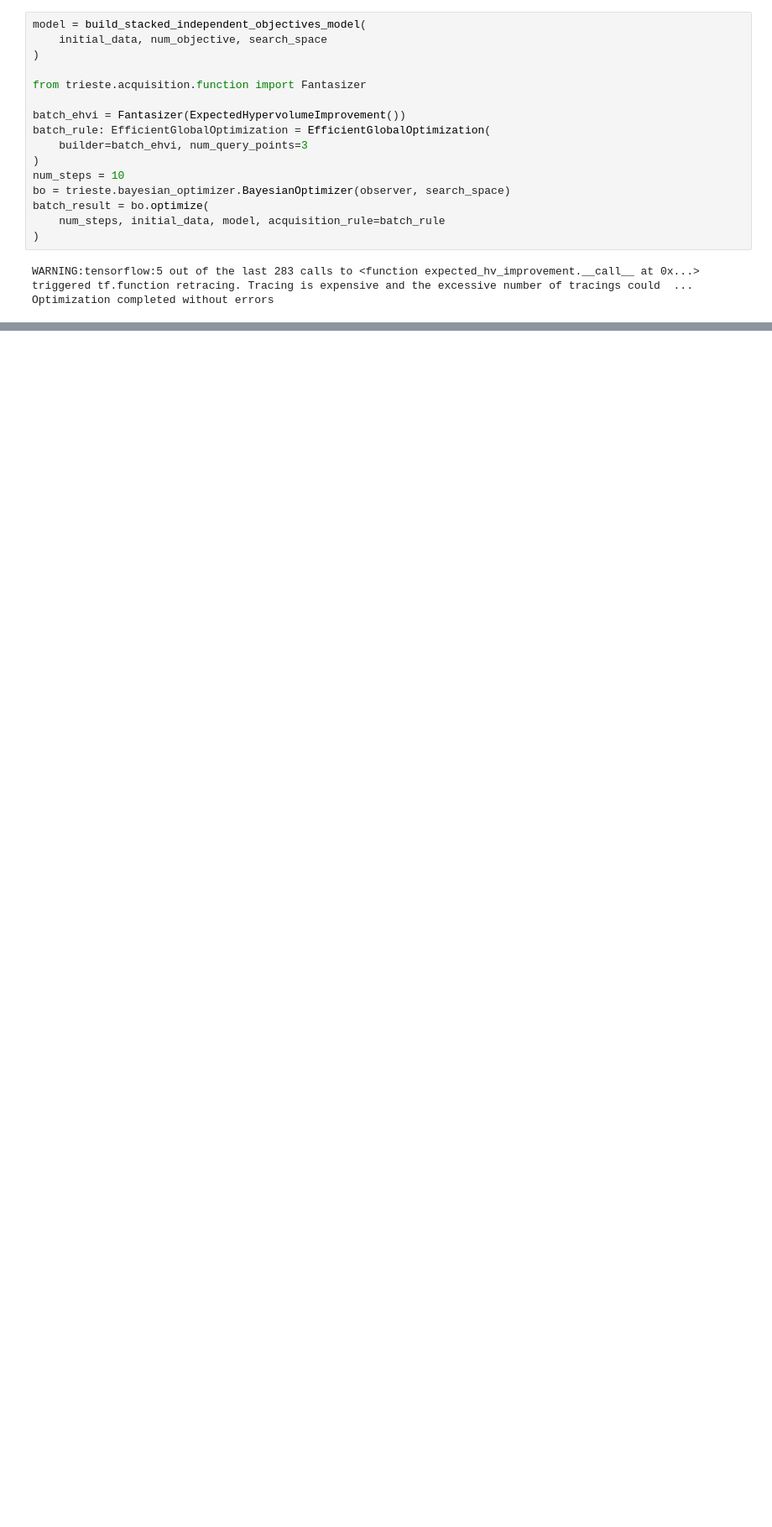
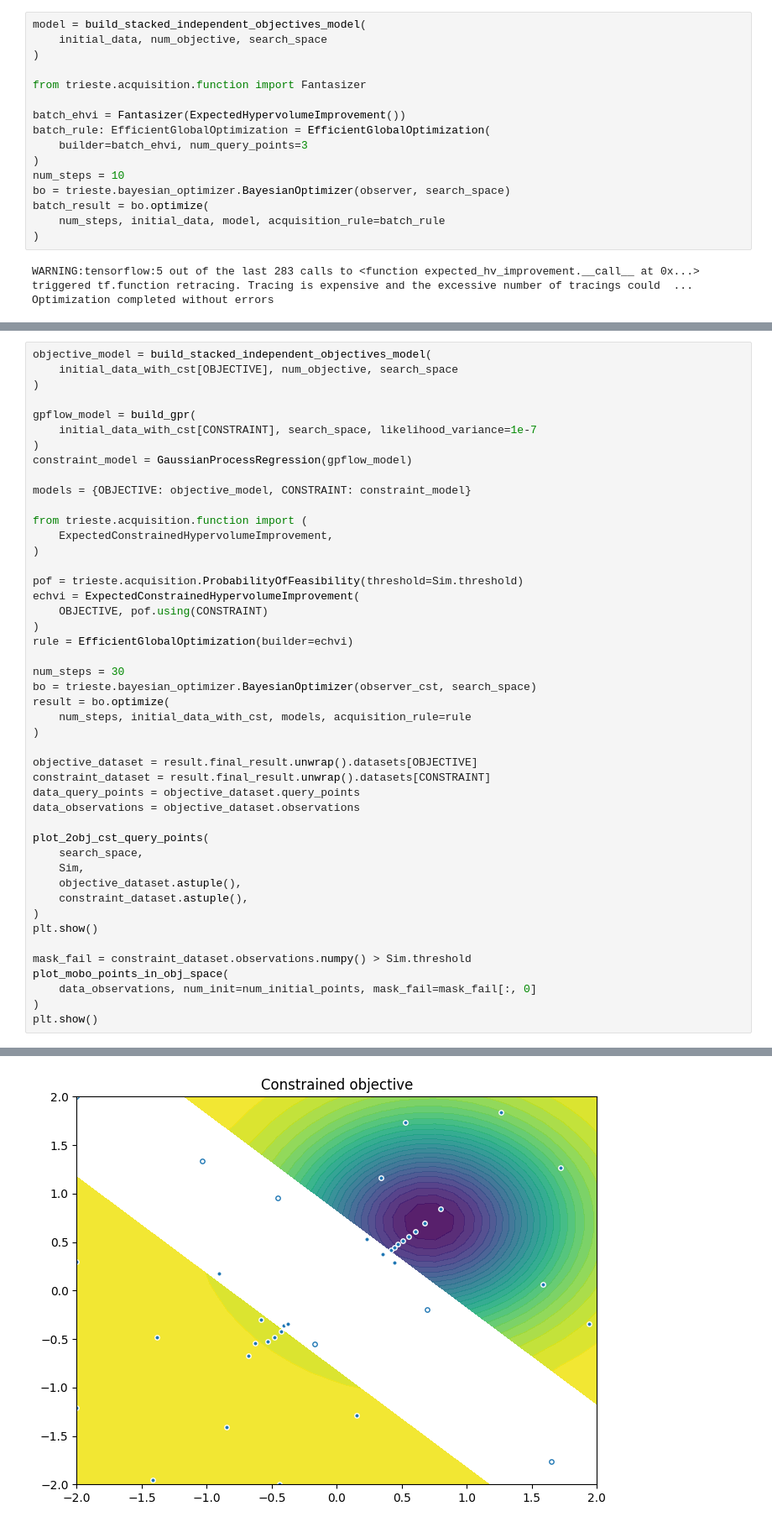
Before and after one commit to bencivjan/ecolens, a Jupyter notebook: simulation/mobo-test.ipynb, the cells around one changed output, grey strips where cells are left out. Shown at 84% size. Drawn from its saved outputs; the diff is of its cells as text; blank space fills up the shorter version.

```diff
--- a/simulation/mobo-test.ipynb
+++ b/simulation/mobo-test.ipynb
@@ -148,0 +233,47 @@ array([[ 0.98924624, -0.17137558],
+# %%
+objective_model = build_stacked_independent_objectives_model(
+    initial_data_with_cst[OBJECTIVE], num_objective, search_space
+)
+
+gpflow_model = build_gpr(
+    initial_data_with_cst[CONSTRAINT], search_space, likelihood_variance=1e-7
+)
+constraint_model = GaussianProcessRegression(gpflow_model)
+
+models = {OBJECTIVE: objective_model, CONSTRAINT: constraint_model}
+
+from trieste.acquisition.function import (
+    ExpectedConstrainedHypervolumeImprovement,
+)
+
+pof = trieste.acquisition.ProbabilityOfFeasibility(threshold=Sim.threshold)
+echvi = ExpectedConstrainedHypervolumeImprovement(
+    OBJECTIVE, pof.using(CONSTRAINT)
+)
+rule = EfficientGlobalOptimization(builder=echvi)
+
+num_steps = 30
+bo = trieste.bayesian_optimizer.BayesianOptimizer(observer_cst, search_space)
+result = bo.optimize(
+    num_steps, initial_data_with_cst, models, acquisition_rule=rule
+)
+
+objective_dataset = result.final_result.unwrap().datasets[OBJECTIVE]
+constraint_dataset = result.final_result.unwrap().datasets[CONSTRAINT]
+data_query_points = objective_dataset.query_points
+data_observations = objective_dataset.observations
+
+plot_2obj_cst_query_points(
+    search_space,
+    Sim,
+    objective_dataset.astuple(),
+    constraint_dataset.astuple(),
+)
+plt.show()
+
+mask_fail = constraint_dataset.observations.numpy() > Sim.threshold
+plot_mobo_points_in_obj_space(
+    data_observations, num_init=num_initial_points, mask_fail=mask_fail[:, 0]
+)
+plt.show()
+# %% [output]
@@ -148,0 +283 @@ array([[ 0.98924624, -0.17137558],
+[figure, added]
```
Also changed, not shown: parts of 5 cells of this notebook, 18 other files.
